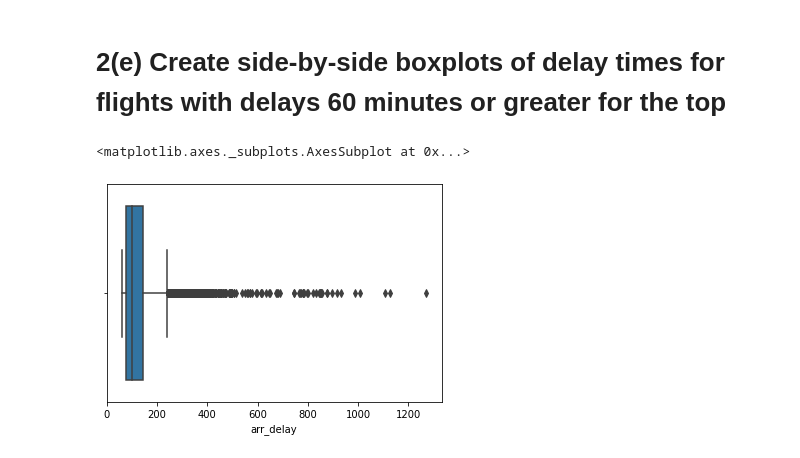
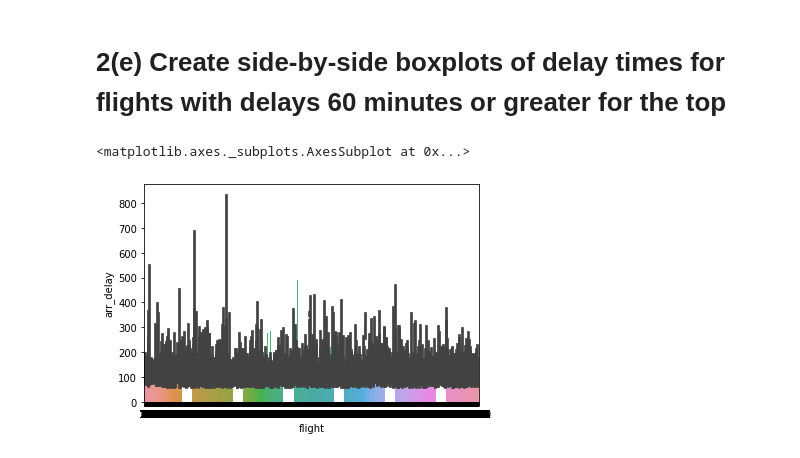
Before and after one commit to jamesqiu2021/DSCI-401-QW, a Jupyter notebook: Untitled4.ipynb, the cells around one changed output. Saved outputs shown, nothing was run; the diff lists cells and outputs as text; code cells hidden in the pictures.

```diff
--- a/Untitled4.ipynb
+++ b/Untitled4.ipynb
@@ -263,7 +263,7 @@ sns.histplot(delay_flights,x="month",y="arr_delay",hue="carrier",bins=10)
 # 2(e) Create side-by-side boxplots of delay times for flights with delays 60 minutes or greater for the top
 # %%
 g = flights[flights["arr_delay"] >=60]
-sns.boxplot(g.arr_delay)
+sns.barplot(data=g, x="flight", y="arr_delay")
 # %% [output]
 <matplotlib.axes._subplots.AxesSubplot at 0x...>
-[figure, old version]
+[figure, new version]
```
Also changed, not shown: parts of 1 cell of this notebook.
